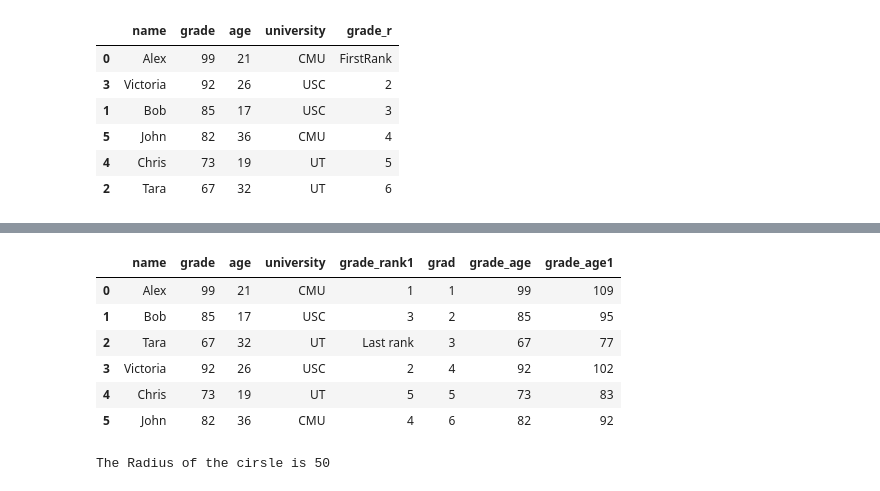
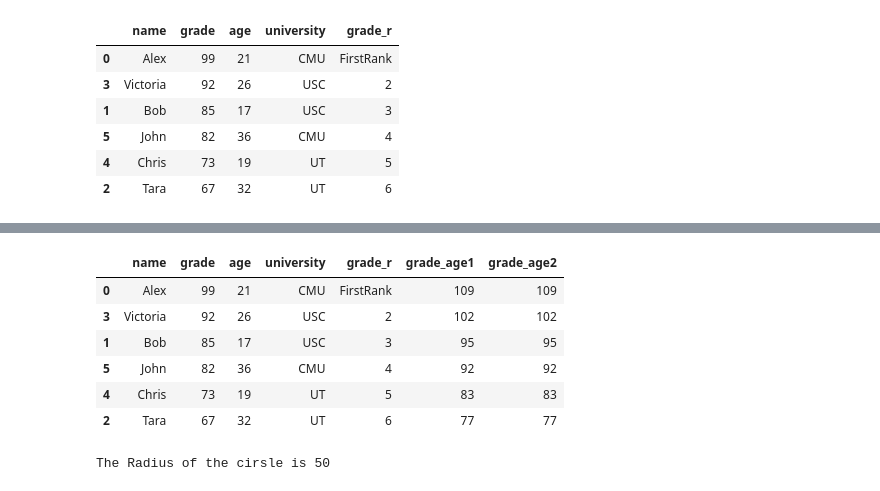
Before and after one commit to NAswathy/GeneralLearning, a Jupyter notebook: Pandas_NumpyPandasTrials_IMP.ipynb, the cells around one changed output, grey strips where cells are left out. Cells and saved outputs as stored; diff of their text form; code cells hidden in the pictures.

```diff
--- a/Pandas_NumpyPandasTrials_IMP.ipynb
+++ b/Pandas_NumpyPandasTrials_IMP.ipynb
@@ -1883,3 +1950,7 @@ gradeRank, df, df['gradeRank'], df_s, df_s.index
  4     Chris     73   19         UT         73     4
  2      Tara     67   32         UT         67     2,
  Index([0, 3, 1, 5, 4, 2], dtype='int64'))
+# %%
+df = pd.DataFrame({'name': ['Alex', 'Bob', 'Tara', 'Victoria', 'Chris', 'John'],'grade': [99, 85, 67, 92, 73, 82],'age': [21, 17, 32, 26, 19, 36],'university': ['CMU', 'USC', 'UT', 'USC', 'UT', 'CMU']})
+r=np.argsort(df['age'])
+print (r), print (df['age'])
@@ -1912,17 +1998,19 @@ df_new
 # %%
 #df_new['grade_rank1'].replace("Last", 6, inplace=True) ???
 #df_new.drop("grade_rank1", inplace=True, axis=1)
-df_new.assign(grade_age=df_new['grade']+10)
-df_new['grade_age1']=df['grade'].apply(lambda x:x+10)
-df_new
+df_new_s.assign(grade_age=df_new_s['grade']+10)
+df_new_s['grade_age1']=df['grade'].apply(lambda x:x+10)
+df_new_s['grade_age2']=df['grade']+10
-# %% [output]
-|  | name | grade | age | university | grade_rank1 | grad | grade_age | grade_age1 |
-| 0 | Alex | 99 | 21 | CMU | 1 | 1 | 99 | 109 |
-| 1 | Bob | 85 | 17 | USC | 3 | 2 | 85 | 95 |
-| 2 | Tara | 67 | 32 | UT | Last rank | 3 | 67 | 77 |
-| 3 | Victoria | 92 | 26 | USC | 2 | 4 | 92 | 102 |
-| 4 | Chris | 73 | 19 | UT | 5 | 5 | 73 | 83 |
-| 5 | John | 82 | 36 | CMU | 4 | 6 | 82 | 92 |
+# %%
+df_new_s
+# %% [output]
+|  | name | grade | age | university | grade_r | grade_age1 | grade_age2 |
+| 0 | Alex | 99 | 21 | CMU | FirstRank | 109 | 109 |
+| 3 | Victoria | 92 | 26 | USC | 2 | 102 | 102 |
+| 1 | Bob | 85 | 17 | USC | 3 | 95 | 95 |
+| 5 | John | 82 | 36 | CMU | 4 | 92 | 92 |
+| 4 | Chris | 73 | 19 | UT | 5 | 83 | 83 |
+| 2 | Tara | 67 | 32 | UT | 6 | 77 | 77 |
 # %%
 class Circle:
 
```
Also changed, not shown: parts of 27 cells of this notebook, 7 other files.
